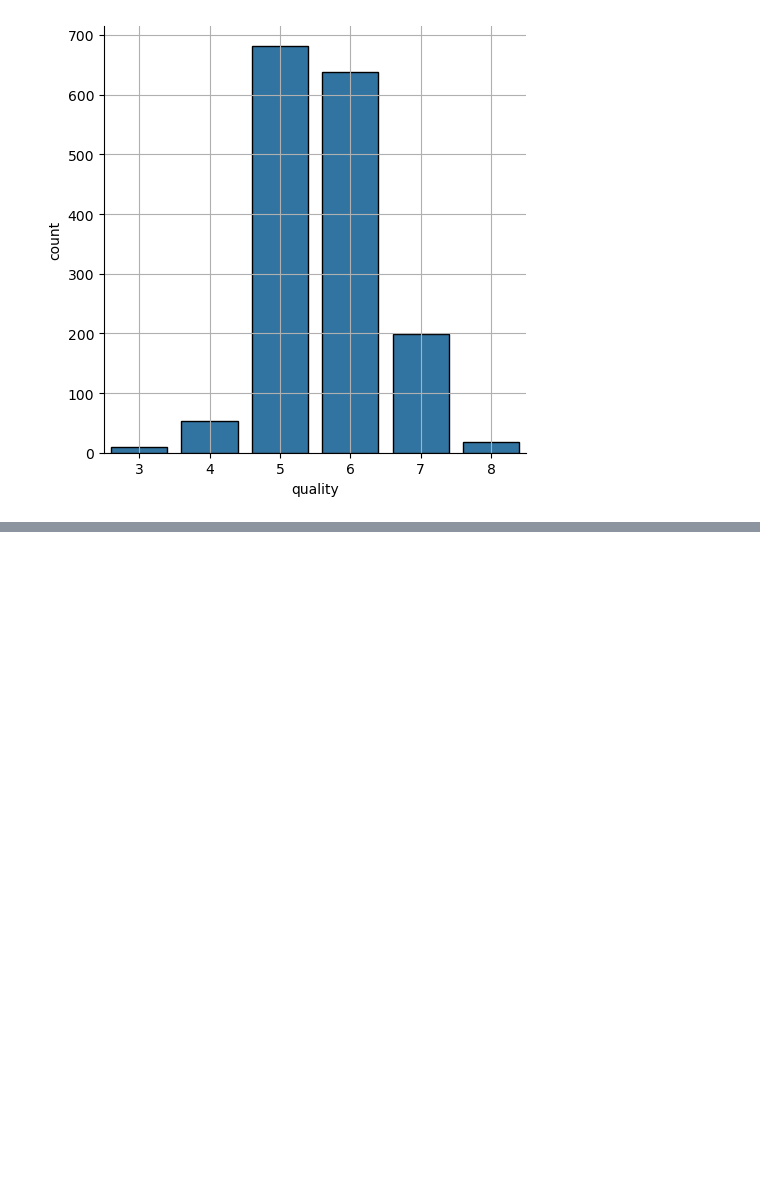
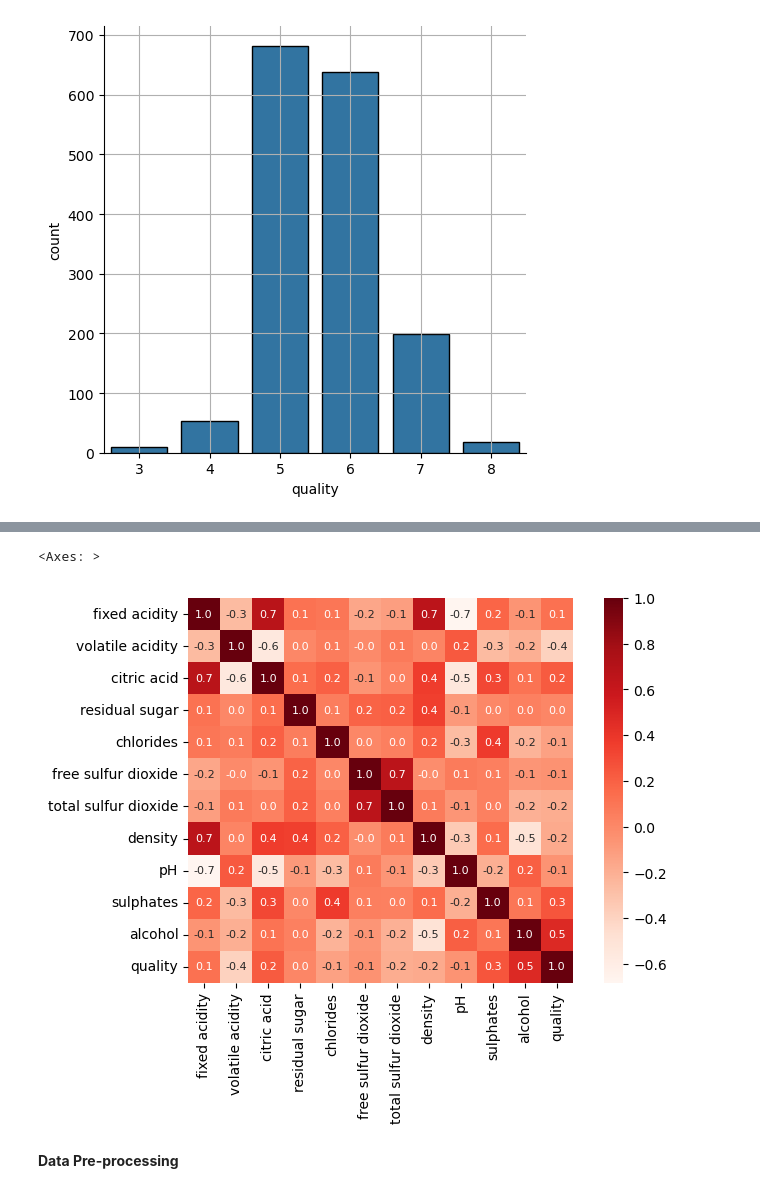
Before and after one commit to bensonjose/Projects, a Jupyter notebook: Wine Quality prediction.ipynb, the cells around one changed output, grey strips where cells are left out. Drawn from its saved outputs; the diff is of its cells as text; code cells hidden in the pictures; blank space fills up the shorter version.

```diff
--- a/Wine Quality prediction.ipynb
+++ b/Wine Quality prediction.ipynb
@@ -122,0 +158,12 @@ plt.grid(True)
+# %%
+correlation=wine_df.corr()
+# %%
+# Visualizing using a heatmap to understand the correlation between features/columns
+
+plt.figure(figsize=(8,5))
+sns.heatmap(correlation,cbar=True,fmt='.1f',annot=True,square=True,annot_kws={'size':8},cmap='Reds')
+# %% [output]
+<Axes: >
+[figure, added]
+# %% [markdown]
+**Data Pre-processing**
```
Also changed, not shown: parts of 20 cells of this notebook.
